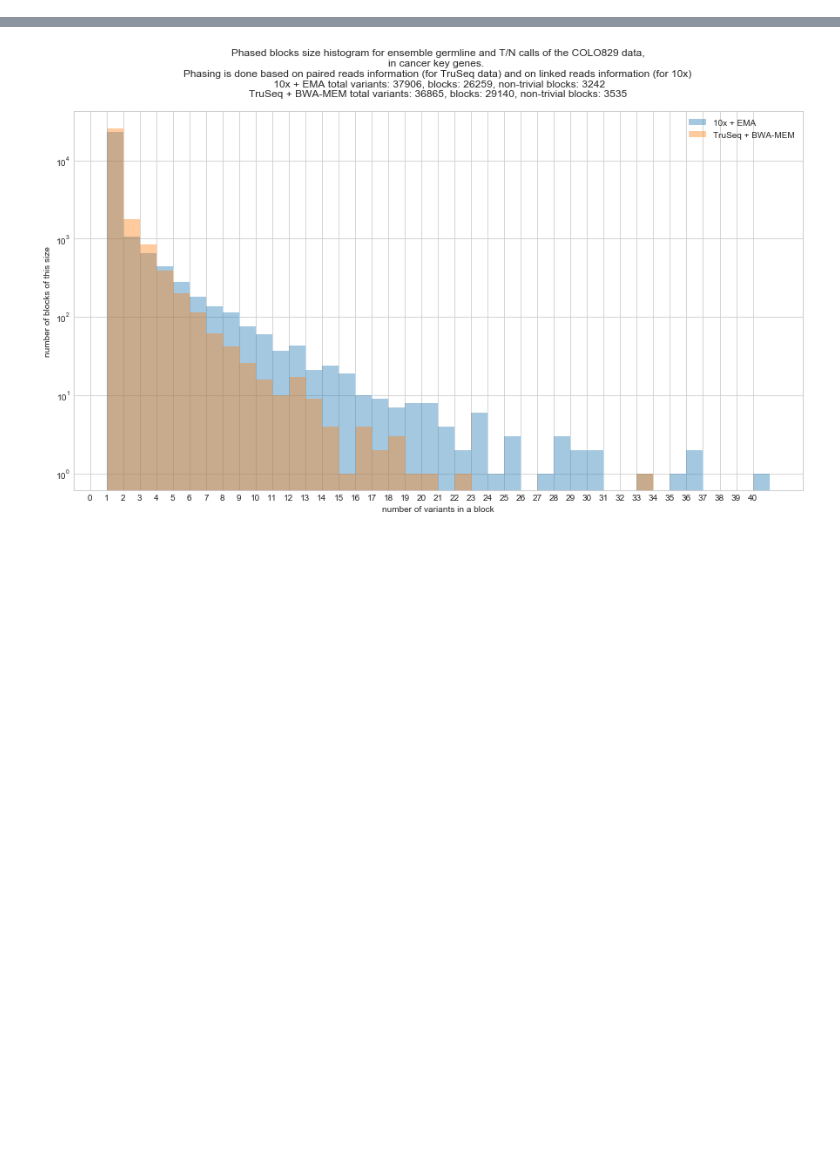
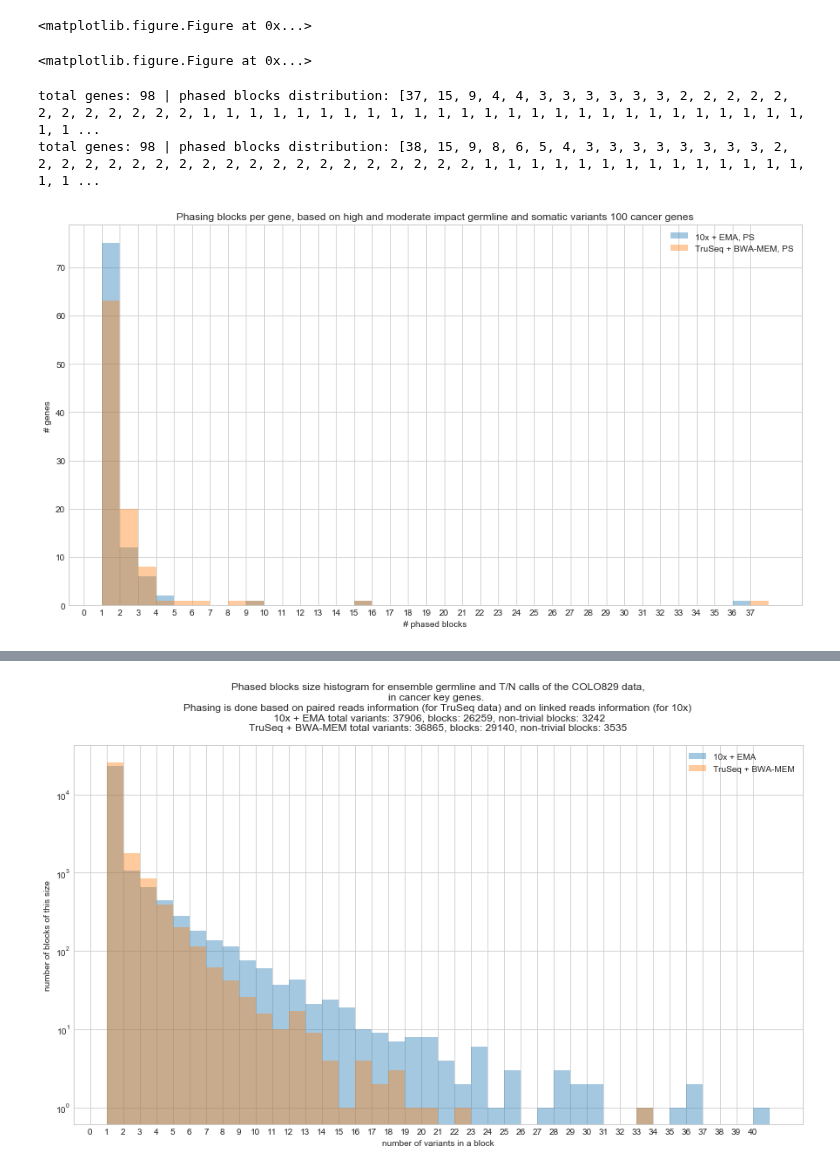
Before and after one commit to umccr/10x, a Jupyter notebook: phasing/Plot phase blocks.ipynb, the cells around one changed output, grey strips where cells are left out. Cells and saved outputs as stored; diff of their text form; code cells hidden in the pictures; blank space fills up the shorter version.

Commit message:
Phasing: plot phasing blocks per gene. Add info on somatic+germline phasing.

```diff
--- a/phasing/Plot phase blocks.ipynb
+++ b/phasing/Plot phase blocks.ipynb
@@ -37,0 +63,28 @@ bwa_blocks = parse_vcf_file('examples/keygenes_BWA_100pc.phased.vcf')
+# %%
+import matplotlib.pyplot as plt
+import seaborn as sns
+import numpy as np
+sns.set_style("whitegrid")
+# %% [output]
+<matplotlib.figure.Figure at 0x...>
+<matplotlib.figure.Figure at 0x...>
+# %%
+plt.figure(figsize=(15, 8))
+
+ticks_num = 0
+for ps_by_gene, l in [(ema_ps_by_gene, "10x + EMA, PS"), (bwa_ps_by_gene, "TruSeq + BWA-MEM, PS")]:
+    x = sorted((len(ps) for ps in ps_by_gene.values()), reverse=True)
+    ticks_num = max(ticks_num, x[0])
+    print('total genes:', len(x), '| phased blocks distribution:', x)
+    ax = sns.distplot(x, label=l, kde=False, bins=x[0] - 1)
+
+plt.xticks(np.arange(ticks_num))
+plt.xlabel('# phased blocks')
+plt.ylabel('# genes')
+plt.title('Phasing blocks per gene, based on high and moderate impact germline and somatic variants 100 cancer genes')
+plt.legend()
+pass
+# %% [output]
+total genes: 98 | phased blocks distribution: [37, 15, 9, 4, 4, 3, 3, 3, 3, 3, 3, 2, 2, 2, 2, 2, 2, 2, 2, 2, 2, 2, 2, 1, 1, 1, 1, 1, 1, 1, 1, 1, 1, 1, 1, 1, 1, 1, 1, 1, 1, 1, 1, 1, 1, 1, 1, 1, 1, 1, 1 ...
+total genes: 98 | phased blocks distribution: [38, 15, 9, 8, 6, 5, 4, 3, 3, 3, 3, 3, 3, 3, 3, 2, 2, 2, 2, 2, 2, 2, 2, 2, 2, 2, 2, 2, 2, 2, 2, 2, 2, 2, 2, 1, 1, 1, 1, 1, 1, 1, 1, 1, 1, 1, 1, 1, 1, 1, 1 ...
+[figure, added]
```
Also changed, not shown: parts of 2 cells of this notebook, 3 other files.
